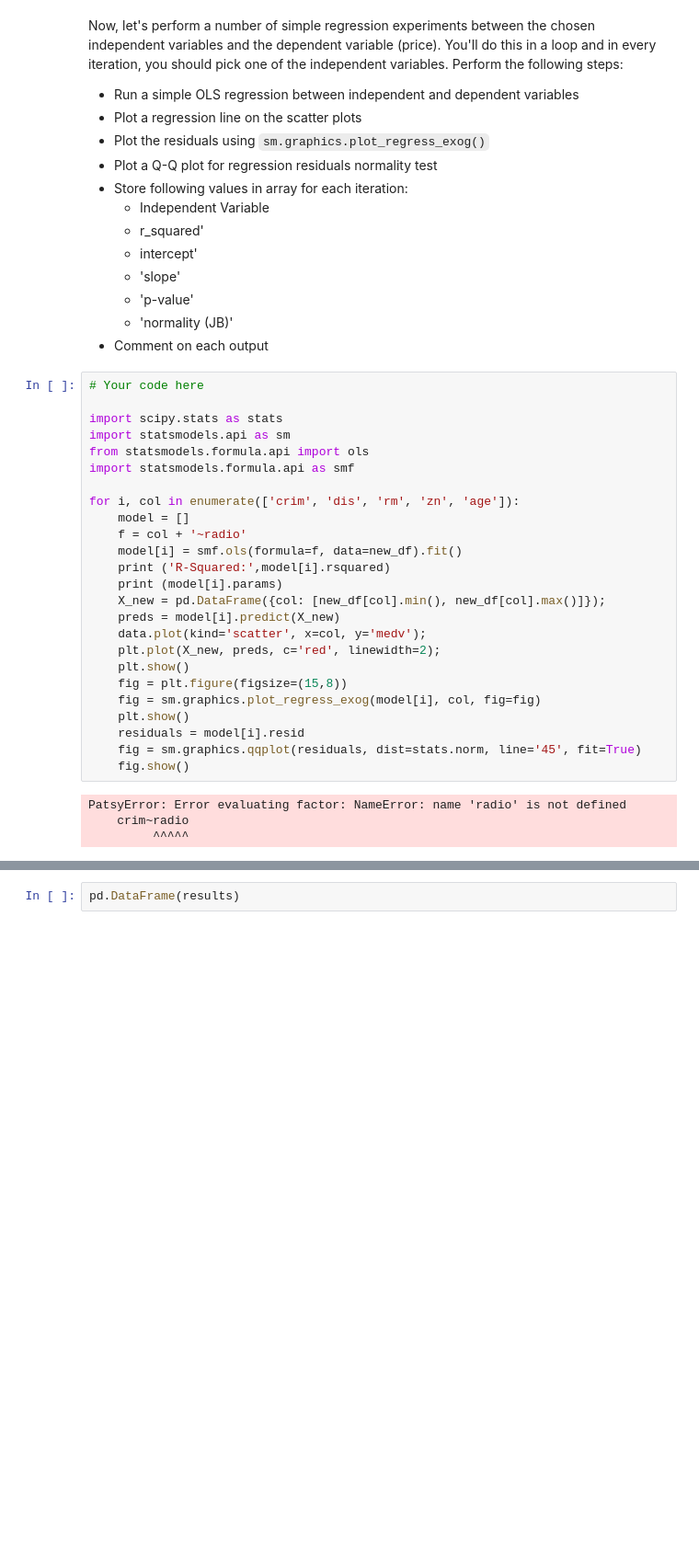
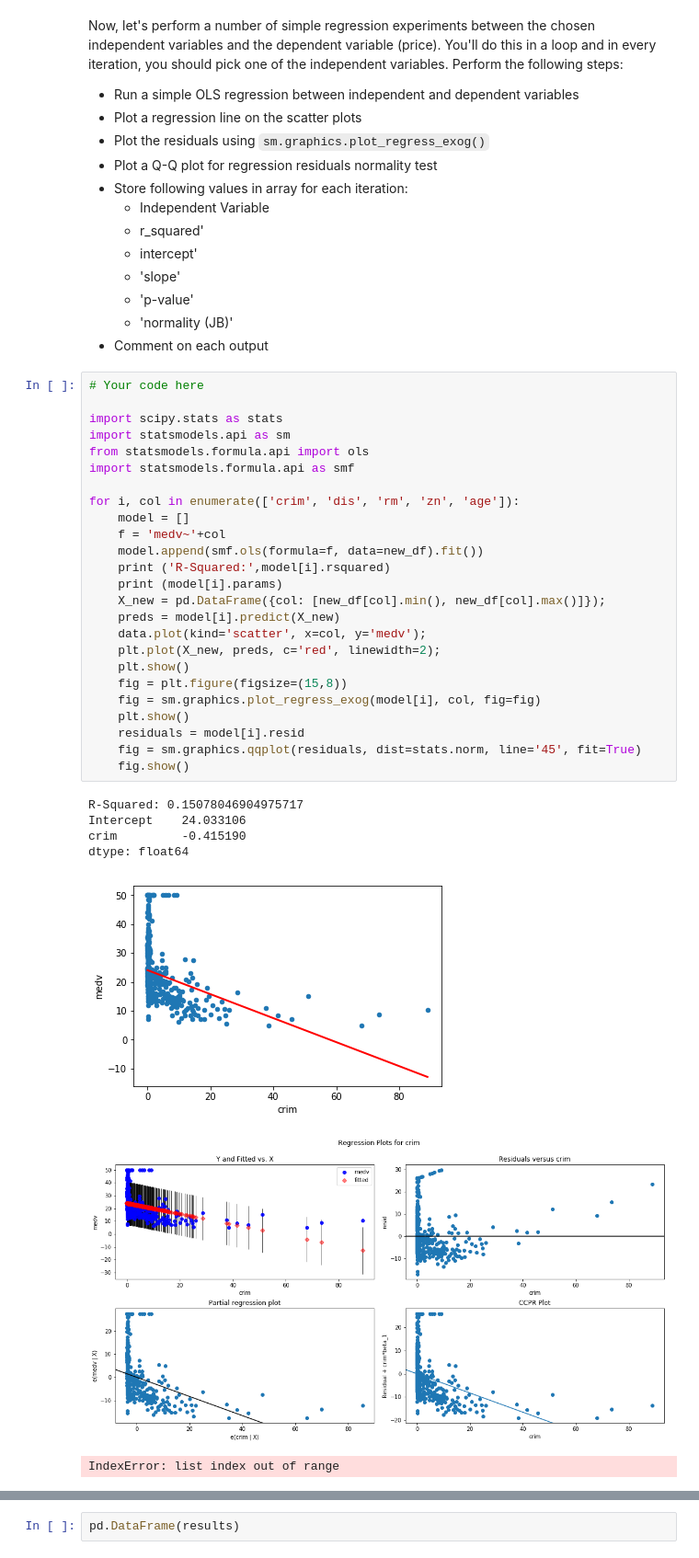
Before and after one commit to JonSolow/dsc-regression-boston-lab-dc-ds-career-042219, a Jupyter notebook: index.ipynb, the cells around one changed output, grey strips where cells are left out. Shown at 92% size. Saved outputs shown, nothing was run; the diff lists cells and outputs as text; blank space fills up the shorter version.

```diff
--- a/index.ipynb
+++ b/index.ipynb
@@ -139,29 +139,33 @@ Now, let's perform a number of simple regression experiments between the chosen
 # %%
 # Your code here
 
 import scipy.stats as stats
 import statsmodels.api as sm
 from statsmodels.formula.api import ols
 import statsmodels.formula.api as smf
 
 for i, col in enumerate(['crim', 'dis', 'rm', 'zn', 'age']):
     model = []
-    f = col + '~radio'
-    model[i] = smf.ols(formula=f, data=new_df).fit()
+    f = 'medv~'+col
+    model.append(smf.ols(formula=f, data=new_df).fit())
     print ('R-Squared:',model[i].rsquared)
     print (model[i].params)
     X_new = pd.DataFrame({col: [new_df[col].min(), new_df[col].max()]});
     preds = model[i].predict(X_new)
     data.plot(kind='scatter', x=col, y='medv');
     plt.plot(X_new, preds, c='red', linewidth=2);
     plt.show()
     fig = plt.figure(figsize=(15,8))
     fig = sm.graphics.plot_regress_exog(model[i], col, fig=fig)
     plt.show()
     residuals = model[i].resid
     fig = sm.graphics.qqplot(residuals, dist=stats.norm, line='45', fit=True)
     fig.show()
 # %% [output]
-PatsyError: Error evaluating factor: NameError: name 'radio' is not defined
-    crim~radio
-         ^^^^^
+R-Squared: 0.15078046904975717
+Intercept    24.033106
+crim         -0.415190
+dtype: float64
+[figure, added]
+[figure, added]
+IndexError: list index out of range
```
Also changed, not shown: parts of 1 cell of this notebook.
